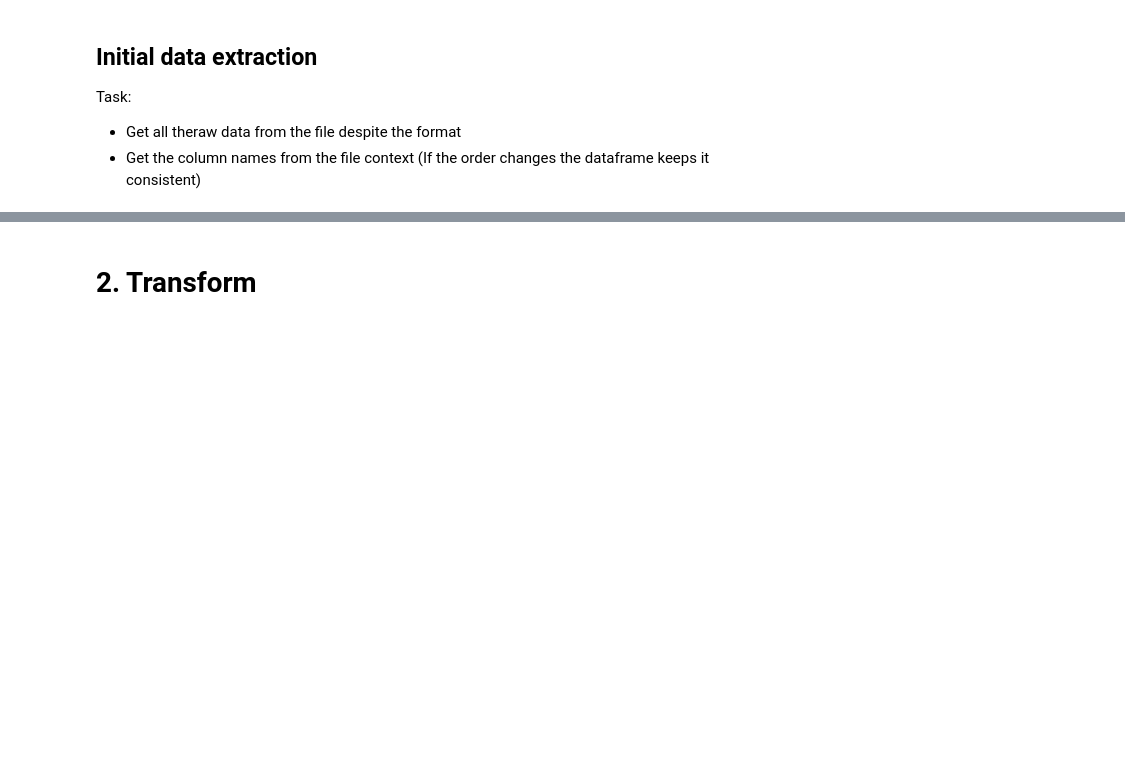
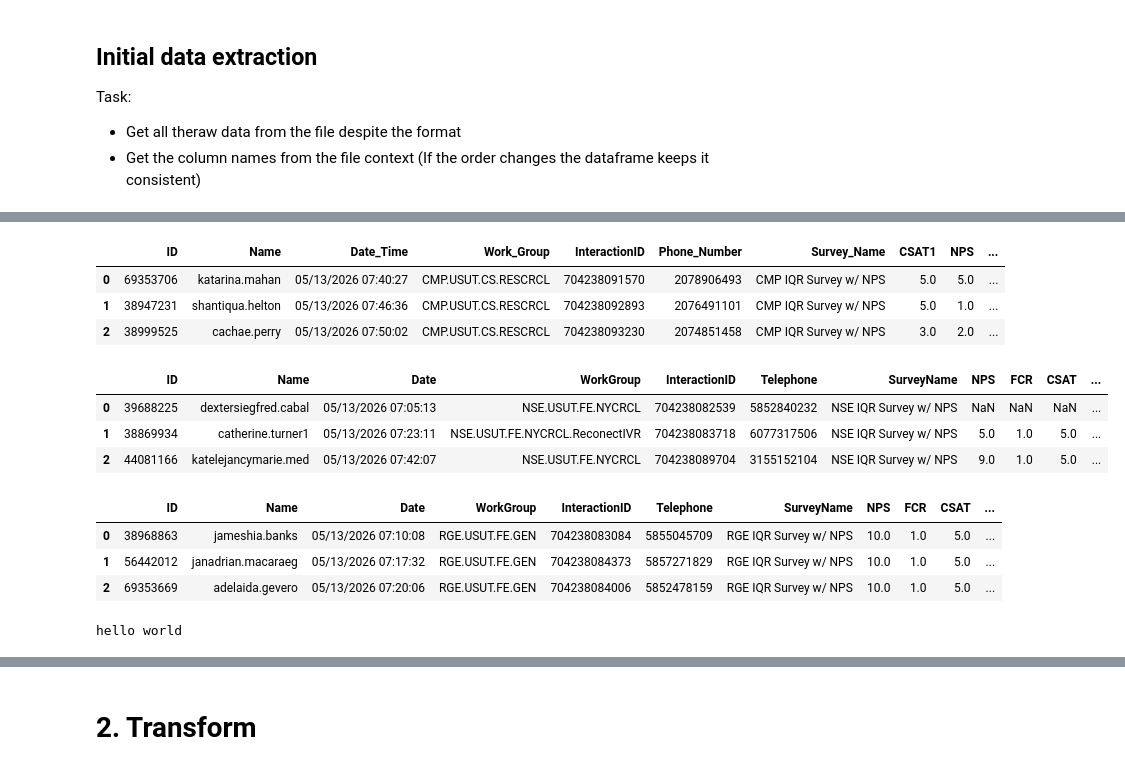
Before and after one commit to Kvothep/Qualtrics, a Jupyter notebook: iQor_NY_PCS_ETL_Blocks.ipynb, the cells around one changed output, grey strips where cells are left out. Saved outputs shown, nothing was run; the diff lists cells and outputs as text; code cells hidden in the pictures; blank space fills up the shorter version.

```diff
--- a/iQor_NY_PCS_ETL_Blocks.ipynb
+++ b/iQor_NY_PCS_ETL_Blocks.ipynb
@@ -40,3 +44,7 @@ PASSWORD = 'KaC#9eta'
+# %%
+BASE_URL = 'https://mft.iqor.com'
+USERNAME = 'Avangrid_Automation'
+PASSWORD = 'K3P#9e$td'
 # %% [markdown]
 ## Success/failure message
 - Note: This just just work on a windows environment this need to be removed and replaced with an email/team notification
@@ -321,0 +244,19 @@ def extract_data(input_path):
+# %%
+display(df_cmp.head(3))
+display(df_nse.head(3))
+display(df_rge.head(3))
+print("hello world")
+# %% [output]
+|  | ID | Name | Date_Time | Work_Group | InteractionID | Phone_Number | Survey_Name | CSAT1 | NPS | ... |
+| 0 | 69353706 | katarina.mahan | 05/13/2026 07:40:27 | CMP.USUT.CS.RESCRCL | 704238091570 | 2078906493 | CMP IQR Survey w/ NPS | 5.0 | 5.0 | ... |
+| 1 | 38947231 | shantiqua.helton | 05/13/2026 07:46:36 | CMP.USUT.CS.RESCRCL | 704238092893 | 2076491101 | CMP IQR Survey w/ NPS | 5.0 | 1.0 | ... |
+| 2 | 38999525 | cachae.perry | 05/13/2026 07:50:02 | CMP.USUT.CS.RESCRCL | 704238093230 | 2074851458 | CMP IQR Survey w/ NPS | 3.0 | 2.0 | ... |
+|  | ID | Name | Date | WorkGroup | InteractionID | Telephone | SurveyName | NPS | FCR | CSAT | ... |
+| 0 | 39688225 | dextersiegfred.cabal | 05/13/2026 07:05:13 | NSE.USUT.FE.NYCRCL | 704238082539 | 5852840232 | NSE IQR Survey w/ NPS | NaN | NaN | NaN | ... |
+| 1 | 38869934 | catherine.turner1 | 05/13/2026 07:23:11 | NSE.USUT.FE.NYCRCL.ReconectIVR | 704238083718 | 6077317506 | NSE IQR Survey w/ NPS | 5.0 | 1.0 | 5.0 | ... |
+| 2 | 44081166 | katelejancymarie.med | 05/13/2026 07:42:07 | NSE.USUT.FE.NYCRCL | 704238089704 | 3155152104 | NSE IQR Survey w/ NPS | 9.0 | 1.0 | 5.0 | ... |
+|  | ID | Name | Date | WorkGroup | InteractionID | Telephone | SurveyName | NPS | FCR | CSAT | ... |
+| 0 | 38968863 | jameshia.banks | 05/13/2026 07:10:08 | RGE.USUT.FE.GEN | 704238083084 | 5855045709 | RGE IQR Survey w/ NPS | 10.0 | 1.0 | 5.0 | ... |
+| 1 | 56442012 | janadrian.macaraeg | 05/13/2026 07:17:32 | RGE.USUT.FE.GEN | 704238084373 | 5857271829 | RGE IQR Survey w/ NPS | 10.0 | 1.0 | 5.0 | ... |
+| 2 | 69353669 | adelaida.gevero | 05/13/2026 07:20:06 | RGE.USUT.FE.GEN | 704238084006 | 5852478159 | RGE IQR Survey w/ NPS | 10.0 | 1.0 | 5.0 | ... |
+hello world
```
Also changed, not shown: parts of 11 cells of this notebook.
